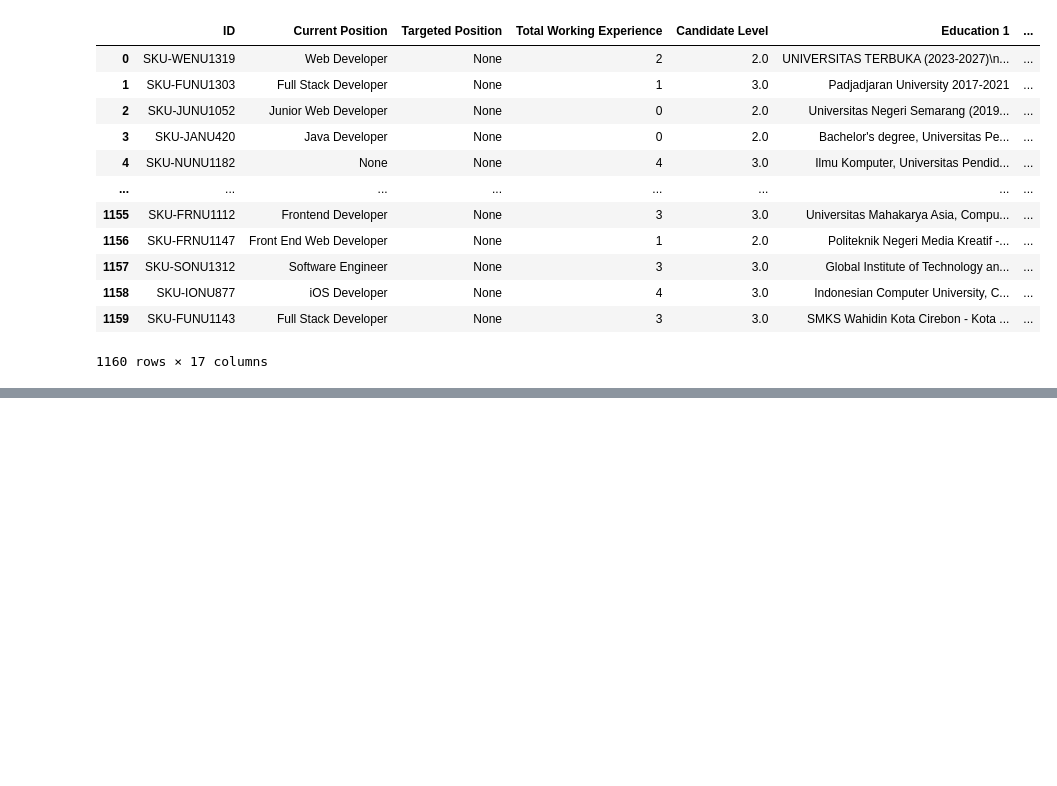
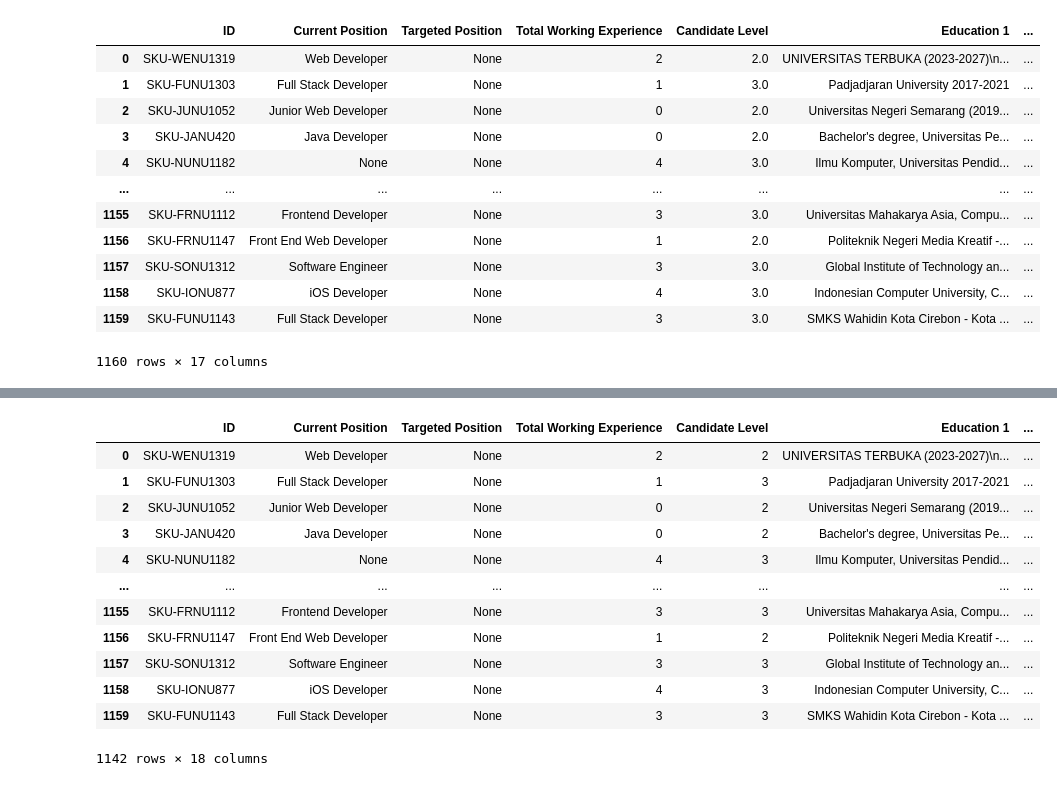
Before and after one commit to aufafaza/IFEST_DATA, a Jupyter notebook: main.ipynb, the cells around one changed output, grey strips where cells are left out. Saved outputs shown, nothing was run; the diff lists cells and outputs as text; code cells hidden in the pictures; blank space fills up the shorter version.

```diff
--- a/main.ipynb
+++ b/main.ipynb
@@ -230,6 +232,23 @@ train
 | 1159 | SKU-FUNU1143 | Full Stack Developer | None | 3 | 3.0 | SMKS Wahidin Kota Cirebon - Kota ... | ... |
 1160 rows × 17 columns
 # %%
+DELIM_PATTERN = r"[;,/|]"
+
+def _clean_token(x: str) -> str:
+    if x is None:
+        return ""
+    x = str(x)
+    # remove brackets and extra punctuation often used to group skills
+    x = re.sub(r"[\[\](){}]", " ", x)
+    # replace connectors & extra punctuation with space
+    x = re.sub(r"[\u2013\u2014]", "-", x)  # normalize dashes
+    x = re.sub(r"[_+]", " ", x)
+    # trim
+    x = x.strip()
+    # collapse internal whitespace
+    x = re.sub(r"\s+", " ", x)
+    return x
+
 def _strip_versions(token: str) -> str:
     t = token
     # patterns like v16, v2.3, 3.x, 3.10, LTS
@@ -352,12 +371,12 @@ def standardize_tech_stack(series: pd.Series, fuzzy=True) -> pd.Series:
         tokens = [_strip_versions(t) for t in tokens]
         mapped = []
         for t in tokens:
-            # split compound tokens "HTML CSS" -> ["HTML", "CSS"] (handled earlier, but again for safety)
+
             if re.search(r"\bhtml\s*/?\s*css\b", t, flags=re.IGNORECASE):
                 mapped.append("HTML/CSS")
             else:
                 mapped.append(normalize_skill(t, fuzzy=fuzzy))
-        # de-duplicate while preserving order
+
         seen = set()
         uniq = []
         for m in mapped:
@@ -366,3 +385,17 @@ def standardize_tech_stack(series: pd.Series, fuzzy=True) -> pd.Series:
                 seen.add(m)
         normalized.append(uniq)
     return pd.Series(normalized, index=series.index)
+
+# apply all for train dataset only
+if "Tech Stack" in train.columns:
+    train["tech_tokens"] = standardize_tech_stack(train["Tech Stack"], fuzzy=True)
+else:
+    train["tech_tokens"] = [[] for _ in range(len(df))]
+# %%
+#display rows with empty candidate level
+train[train['Candidate Level'].isnull()]
+
+#remove these
+train = train[train['Candidate Level'].notnull()]
+train['Candidate Level'] = train['Candidate Level'].astype(int)
+train['Candidate Level'].isnull().sum()
@@ -368,0 +409,16 @@ def standardize_tech_stack(series: pd.Series, fuzzy=True) -> pd.Series:
+# %%
+train
+# %% [output]
+|  | ID | Current Position | Targeted Position | Total Working Experience | Candidate Level | Education 1 | ... |
+| 0 | SKU-WENU1319 | Web Developer | None | 2 | 2 | UNIVERSITAS TERBUKA (2023-2027)\n... | ... |
+| 1 | SKU-FUNU1303 | Full Stack Developer | None | 1 | 3 | Padjadjaran University 2017-2021 | ... |
+| 2 | SKU-JUNU1052 | Junior Web Developer | None | 0 | 2 | Universitas Negeri Semarang (2019... | ... |
+| 3 | SKU-JANU420 | Java Developer | None | 0 | 2 | Bachelor's degree, Universitas Pe... | ... |
+| 4 | SKU-NUNU1182 | None | None | 4 | 3 | Ilmu Komputer, Universitas Pendid... | ... |
+| ... | ... | ... | ... | ... | ... | ... | ... |
+| 1155 | SKU-FRNU1112 | Frontend Developer | None | 3 | 3 | Universitas Mahakarya Asia, Compu... | ... |
+| 1156 | SKU-FRNU1147 | Front End Web Developer | None | 1 | 2 | Politeknik Negeri Media Kreatif -... | ... |
+| 1157 | SKU-SONU1312 | Software Engineer | None | 3 | 3 | Global Institute of Technology an... | ... |
+| 1158 | SKU-IONU877 | iOS Developer | None | 4 | 3 | Indonesian Computer University, C... | ... |
+| 1159 | SKU-FUNU1143 | Full Stack Developer | None | 3 | 3 | SMKS Wahidin Kota Cirebon - Kota ... | ... |
+1142 rows × 18 columns
```
Also changed, not shown: parts of 3 cells of this notebook.
